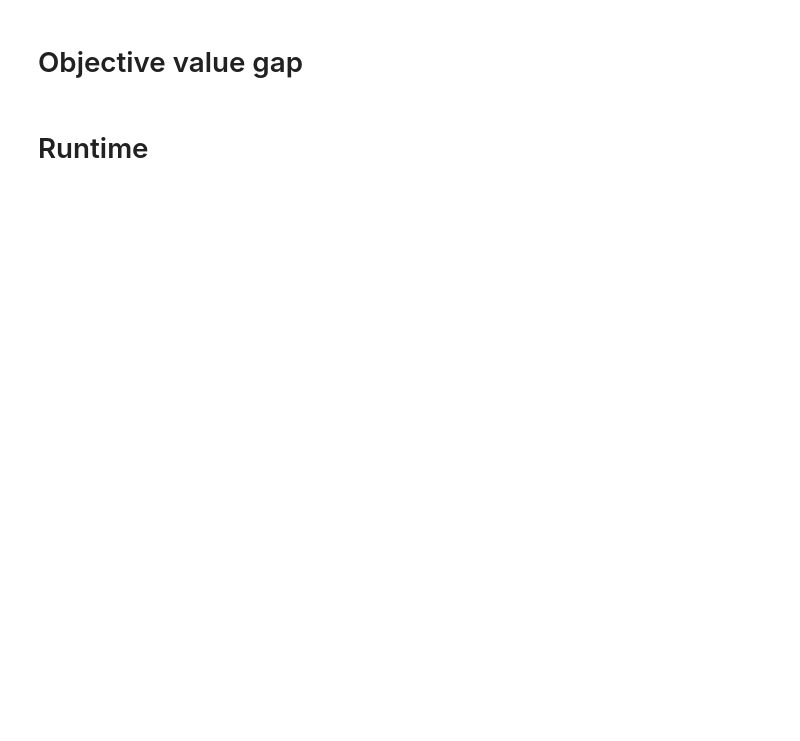
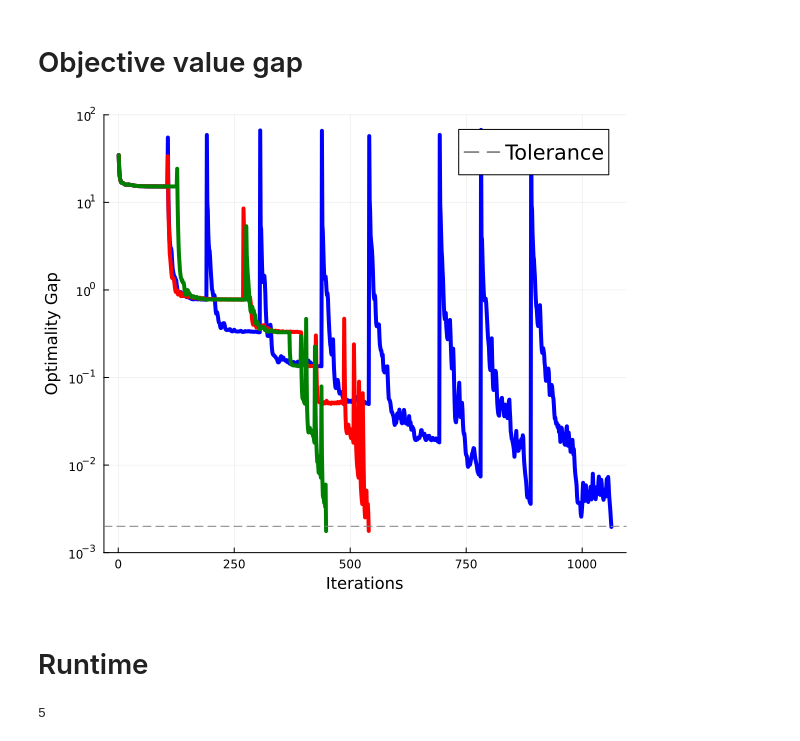
Before and after one commit to dfersztand/Improved-Complexity-Analysis-for-the-Proximal-Bundle-Algorithm-Under-a-Novel-Perspective, a Jupyter notebook: Bundle management policies.ipynb, the cells around one changed output. Cells and saved outputs as stored; diff of their text form; code cells hidden in the pictures; blank space fills up the shorter version.

```diff
--- a/Bundle management policies.ipynb
+++ b/Bundle management policies.ipynb
@@ -122,8 +133,8 @@ end
 # %%
 # manage_bundle = KEEP_ALL
-@enum Manage_bundle Keep_all Keep_active Keep_active_null_step Kelley
-color_dic = Dict(Keep_all=>"green", Keep_active=>"red", Keep_active_null_step=>"blue",);
-dic_names_method = Dict(Keep_all=>"All cuts", Keep_active=>"Active cuts", Keep_active_null_step=>"Active cuts null steps only");
+@enum Manage_bundle Keep_all Keep_active Keep_active_null_step
+color_dic = Dict(Keep_all=>"green", Keep_active=>"red", Keep_active_null_step=>"blue");
+dic_names_method = Dict(Keep_all=>"All-cut", Keep_active=>"Active-cut", Keep_active_null_step=>"Single-cut");
 # %%
 function solve(x_init, n,m,A,b,rho,epsilon,delta, manage_bundle, goal_obj, verbose = false)
     x_value = x_init
@@ -172,7 +183,6 @@ function solve(x_init, n,m,A,b,rho,epsilon,delta, manage_bundle, goal_obj, verbo
                 end
                 push!(list_number_null_steps, 0)
                 update_proximal_center(master_model, x_value, rho)
-                end
                 if manage_bundle == Keep_active_null_step
                     clear_all_cut_but(dict_cut, master_model, [iter], verbose)
                 end
@@ -265,17 +307,20 @@ plot!()
 # %%
 p = plot(size = (600,500))
 for manage_bundle in manage_bundle_values
     plot!(dic_gaps[manage_bundle], label = "", color = color_dic[manage_bundle],linewidth=4)
 end
 hline!([epsilon], linestyle=:dash, label="Tolerance", color = "grey")
 xlabel!("Iterations")
 ylabel!("Optimality Gap")
 plot!(legendfontsize=14)
 # y_ticks = range(1e-4, stop=1e1, length=20)
 # title!("Progress for different bundle management strategies")
-plot!(yaxis=:log, yticks = [1e-5, 1e-4, 1e-3, 1e-2,1e-1, 1, 10])
+plot!(yaxis=:log, yticks = [1e-5, 1e-4, 1e-3, 1e-2,1e-1, 1, 10, 100])
+ylims!(1e-3, 100)
 savefig(p, "Optimality_gap.pdf")
 plot!()
+# %% [output]
+[figure, added]
 # %% [markdown]
 # Runtime
 # %%
@@ -283,8 +328,11 @@ manage_bundle_values = [Keep_active_null_step, Keep_active, Keep_all]
 seeds = [123, 456, 789, 101, 112, 131, 415, 161, 718, 192, 202, 303, 404, 505, 606, 707, 808, 909, 1010, 1111]
 # Define initial values
 step_size = 5
-m_values = 10:step_size:55
+# m_values = 10:step_size:55
+m_values = 10:step_size:15
 ratio = 5
+# %% [output]
+5
 # %%
 runtime_values_by_seed = Dict(s=>Dict() for s in seeds)
 
```
Also changed, not shown: parts of 16 cells of this notebook.
